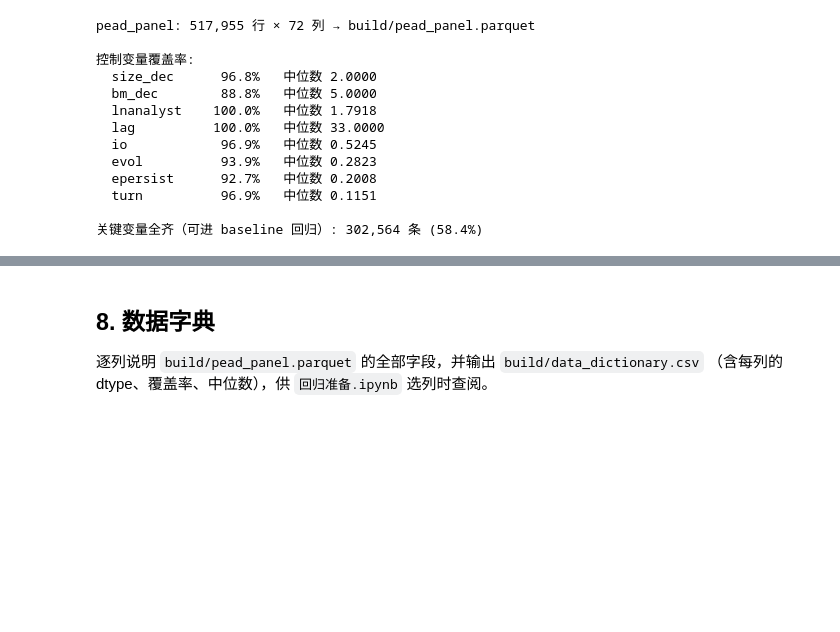
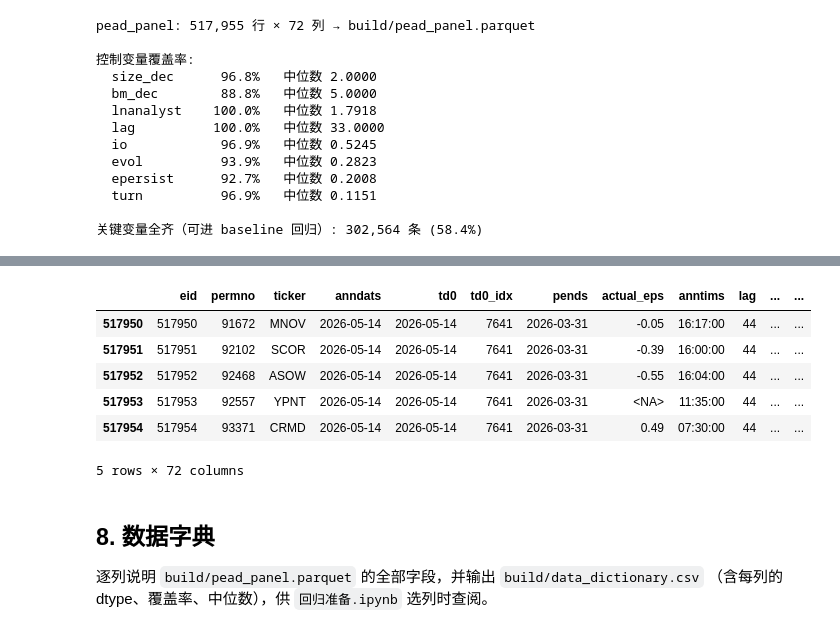
Before and after one commit to zan1029/PEAD_construction, a Jupyter notebook: 数据准备.ipynb, the cells around one changed output, grey strips where cells are left out. Saved outputs shown, nothing was run; the diff lists cells and outputs as text; code cells hidden in the pictures; blank space fills up the shorter version.

```diff
--- a/数据准备.ipynb
+++ b/数据准备.ipynb
@@ -1217,4 +1217,14 @@ df.head()
 5 rows × 72 columns
+# %%
+df.tail()
+# %% [output]
+|  | eid | permno | ticker | anndats | td0 | td0_idx | pends | actual_eps | anntims | lag | ... | ... |
+| 517950 | 517950 | 91672 | MNOV | 2026-05-14 | 2026-05-14 | 7641 | 2026-03-31 | -0.05 | 16:17:00 | 44 | ... | ... |
+| 517951 | 517951 | 92102 | SCOR | 2026-05-14 | 2026-05-14 | 7641 | 2026-03-31 | -0.39 | 16:00:00 | 44 | ... | ... |
+| 517952 | 517952 | 92468 | ASOW | 2026-05-14 | 2026-05-14 | 7641 | 2026-03-31 | -0.55 | 16:04:00 | 44 | ... | ... |
+| 517953 | 517953 | 92557 | YPNT | 2026-05-14 | 2026-05-14 | 7641 | 2026-03-31 | <NA> | 11:35:00 | 44 | ... | ... |
+| 517954 | 517954 | 93371 | CRMD | 2026-05-14 | 2026-05-14 | 7641 | 2026-03-31 | 0.49 | 07:30:00 | 44 | ... | ... |
+5 rows × 72 columns
 # %% [markdown]
 ## 8. 数据字典
 
```
Also changed, not shown: parts of 2 cells of this notebook, 3 other files.
